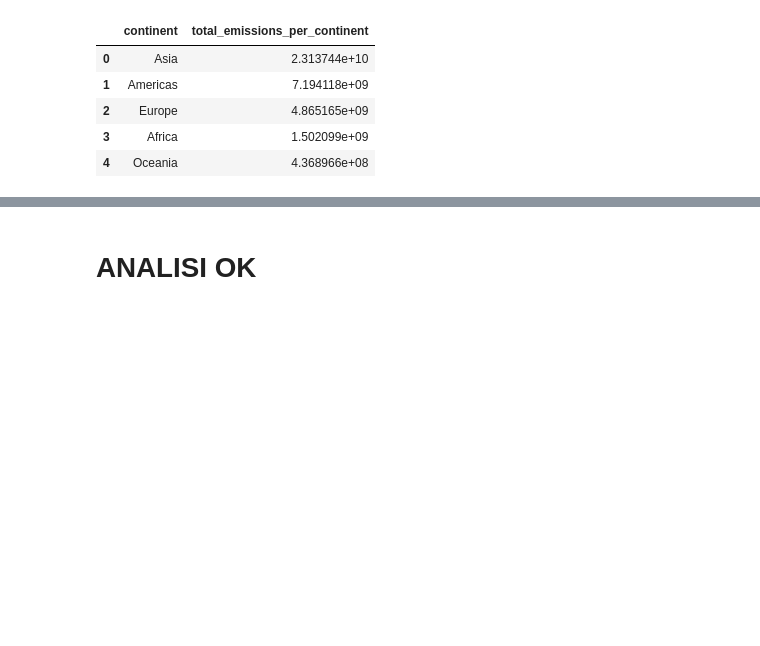
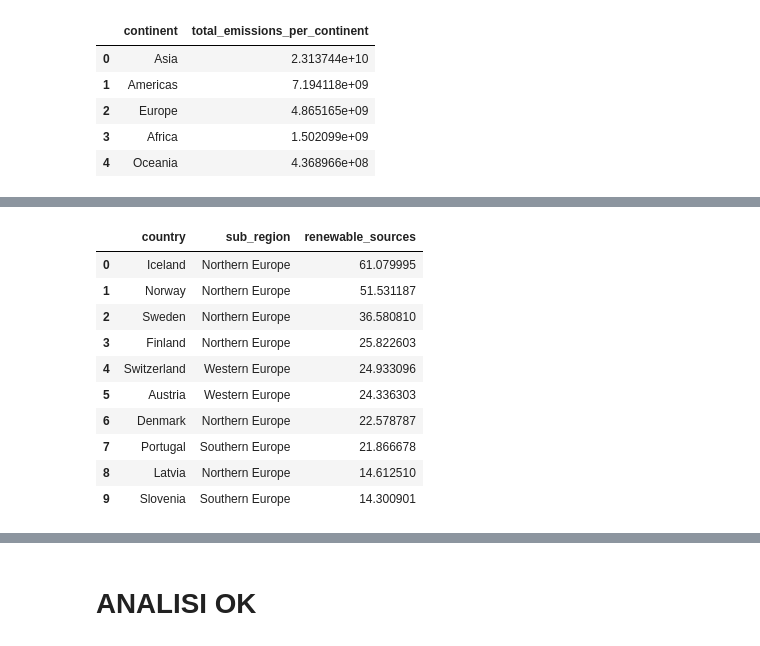
Before and after one commit to william-toscani/Data_Visualization_Project, a Jupyter notebook: Data_Viz_Project.ipynb, the cells around one changed output, grey strips where cells are left out. Cells and saved outputs as stored; diff of their text form; code cells hidden in the pictures; blank space fills up the shorter version.

```diff
--- a/Data_Viz_Project.ipynb
+++ b/Data_Viz_Project.ipynb
@@ -744,0 +820,33 @@ fig.show()
+# %%
+fossil_columns = ['gas', 'oil', 'coal']
+renew_cols = ['wind', 'hydro', 'other_renewables', 'solar', 'biofuels', 'nuclear']
+renew_cols_no_nuclear = ['wind', 'hydro', 'other_renewables', 'solar', 'biofuels']
+
+new_columns = {}
+for col in share_raw.columns:
+    if '__pct_direct_primary_energy' in col:
+        new_name = col.replace('__pct_direct_primary_energy', '')
+        new_columns[col] = new_name
+share_raw = share_raw.rename(columns=new_columns)
+
+share_rank = sql(f"""
+SELECT wc.country, wc.sub_region, {"+".join(renew_cols_no_nuclear)} as renewable_sources FROM share_raw
+INNER JOIN world_clean as wc ON share_raw.Code = wc.code
+WHERE Year = 2024 AND wc.continent = 'Europe'
+ORDER BY renewable_sources DESC
+LIMIT 10
+""")
+
+display(share_rank)
+# %% [output]
+|  | country | sub_region | renewable_sources |
+| 0 | Iceland | Northern Europe | 61.079995 |
+| 1 | Norway | Northern Europe | 51.531187 |
+| 2 | Sweden | Northern Europe | 36.580810 |
+| 3 | Finland | Northern Europe | 25.822603 |
+| 4 | Switzerland | Western Europe | 24.933096 |
+| 5 | Austria | Western Europe | 24.336303 |
+| 6 | Denmark | Northern Europe | 22.578787 |
+| 7 | Portugal | Southern Europe | 21.866678 |
+| 8 | Latvia | Northern Europe | 14.612510 |
+| 9 | Slovenia | Southern Europe | 14.300901 |
```
Also changed, not shown: parts of 15 cells of this notebook.
